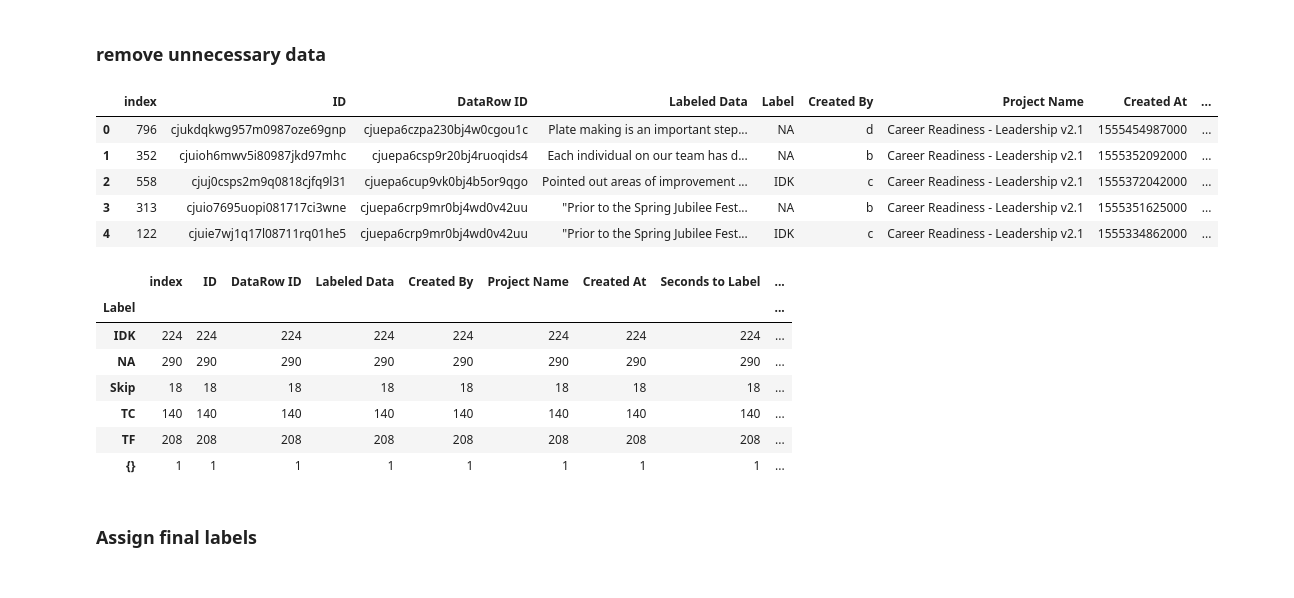
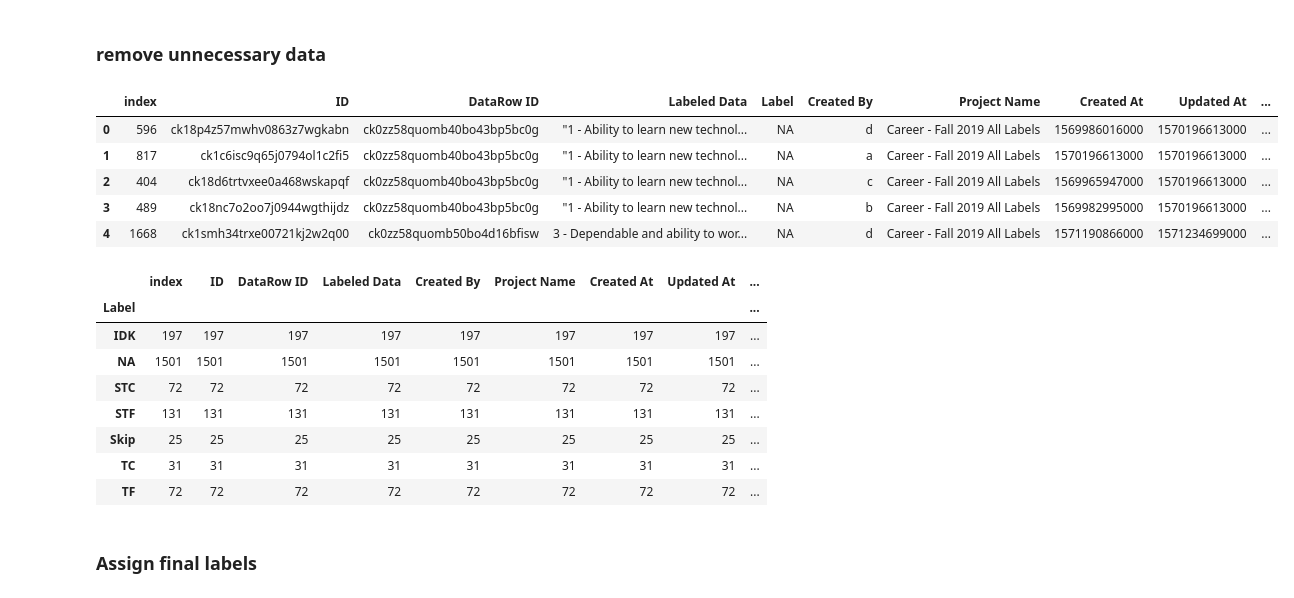
Before and after one commit to dndsmith/watson_ci_career_readiness, a Jupyter notebook: src/clean_data_for_model.ipynb, the cells around one changed output. Drawn from its saved outputs; the diff is of its cells as text; code cells hidden in the pictures.

Commit message:
Cleaned labelbox exports

```diff
--- a/src/clean_data_for_model.ipynb
+++ b/src/clean_data_for_model.ipynb
@@ -1,56 +1,57 @@
+# %%
+import pandas as pd
+from operator import itemgetter
+import csv
+import numpy as np
+df = pd.read_csv (r"../data/raw_labelbox_exports/export-2019-10-18T15_02_36.044Z.csv")
 # %% [markdown]
 ### Using this to get the entries with no consensus
-# %%
-import pandas as pd
-from operator import itemgetter
-import csv
-import numpy as np
-df = pd.read_csv (r"../data/labelbox_v2-1_export.csv")
 # %% [markdown]
 ### remove unnecessary data
 # %%
 df.sort_values(by=["External ID"], inplace=True)
 df = df.reset_index()
 for index, row in df.iterrows():
-    if row["Label"] == "{\"select_which_leadership_style_appear_in_the_text,_if_any:\":\"transactional\"}":
+    if row["Label"] == "{\"leadership_spectrum\":\"3\"}":
+        df.iloc[index, 4] = "IDK"
+    if row["Label"] == "{\"leadership_spectrum\":\"2\"}":
+        df.iloc[index,4] = "STC"
+    if row["Label"] == "{\"leadership_spectrum\":\"1\"}":
         df.iloc[index, 4] = "TC"
-    if row["Label"] == "{\"select_which_leadership_style_appear_in_the_text,_if_any:\":\"transformational\"}":
+    if row["Label"] == "{\"leadership_spectrum\":\"0\"}":
+        df.iloc[index, 4] = "NA"
+    if row["Label"] == "{\"leadership_spectrum\":\"4\"}":
+        df.iloc[index, 4] = "STF"
+    if row["Label"] == "{\"leadership_spectrum\":\"5\"}":
         df.iloc[index, 4] = "TF"
-    if row["Label"] == "{\"select_which_leadership_style_appear_in_the_text,_if_any:\":\"uncertain\"}":
-        df.iloc[index, 4] = "IDK"
-    if row["Label"] == "{\"select_which_leadership_style_appear_in_the_text,_if_any:\":\"the_leadership_style_is_uncertain\"}":
-        df.iloc[index, 4] = "IDK"
-    if row["Label"] == "{\"select_which_leadership_style_appear_in_the_text,_if_any:\":\"does_not_show_leadership\"}":
-        df.iloc[index, 4] = "NA"
-    if row["Label"] == "{\"select_which_leadership_style_appear_in_the_text,_if_any:\":\"none\"}":
-        df.iloc[index, 4] = "NA"
     if row["Created By"] == "dnsmith@g.clemson.edu":
+        df.iloc[index, 5] = "b"
+    if row["Created By"] == "ajames8@g.clemson.edu":
+        df.iloc[index, 5] = "a"
+    if row["Created By"] == "dcottle@g.clemson.edu":
+        df.iloc[index, 5] = "c"
+    if row["Created By"] == "mkollur@g.clemson.edu":
         df.iloc[index, 5] = "d"
-    if row["Created By"] == "ajames8@g.clemson.edu":
-        df.iloc[index, 5] = "b"
-    if row["Created By"] == "mschul3@g.clemson.edu":
-        df.iloc[index, 5] = "c"
-    if row["Created By"] == "tnunama@clemson.edu":
-        df.iloc[index, 5] = "a"
 df.head()
 # %% [output]
-|  | index | ID | DataRow ID | Labeled Data | Label | Created By | Project Name | Created At | ... |
-| 0 | 796 | cjukdqkwg957m0987oze69gnp | cjuepa6czpa230bj4w0cgou1c | Plate making is an important step... | NA | d | Career Readiness - Leadership v2.1 | 1555454987000 | ... |
-| 1 | 352 | cjuioh6mwv5i80987jkd97mhc | cjuepa6csp9r20bj4ruoqids4 | Each individual on our team has d... | NA | b | Career Readiness - Leadership v2.1 | 1555352092000 | ... |
-| 2 | 558 | cjuj0csps2m9q0818cjfq9l31 | cjuepa6cup9vk0bj4b5or9qgo | Pointed out areas of improvement ... | IDK | c | Career Readiness - Leadership v2.1 | 1555372042000 | ... |
-| 3 | 313 | cjuio7695uopi081717ci3wne | cjuepa6crp9mr0bj4wd0v42uu | "Prior to the Spring Jubilee Fest... | NA | b | Career Readiness - Leadership v2.1 | 1555351625000 | ... |
-| 4 | 122 | cjuie7wj1q17l08711rq01he5 | cjuepa6crp9mr0bj4wd0v42uu | "Prior to the Spring Jubilee Fest... | IDK | c | Career Readiness - Leadership v2.1 | 1555334862000 | ... |
+|  | index | ID | DataRow ID | Labeled Data | Label | Created By | Project Name | Created At | Updated At | ... |
+| 0 | 596 | ck18p4z57mwhv0863z7wgkabn | ck0zz58quomb40bo43bp5bc0g | "1 - Ability to learn new technol... | NA | d | Career - Fall 2019 All Labels | 1569986016000 | 1570196613000 | ... |
+| 1 | 817 | ck1c6isc9q65j0794ol1c2fi5 | ck0zz58quomb40bo43bp5bc0g | "1 - Ability to learn new technol... | NA | a | Career - Fall 2019 All Labels | 1570196613000 | 1570196613000 | ... |
+| 2 | 404 | ck18d6trtvxee0a468wskapqf | ck0zz58quomb40bo43bp5bc0g | "1 - Ability to learn new technol... | NA | c | Career - Fall 2019 All Labels | 1569965947000 | 1570196613000 | ... |
+| 3 | 489 | ck18nc7o2oo7j0944wgthijdz | ck0zz58quomb40bo43bp5bc0g | "1 - Ability to learn new technol... | NA | b | Career - Fall 2019 All Labels | 1569982995000 | 1570196613000 | ... |
+| 4 | 1668 | ck1smh34trxe00721kj2w2q00 | ck0zz58quomb50bo4d16bfisw | 3 - Dependable and ability to wor... | NA | d | Career - Fall 2019 All Labels | 1571190866000 | 1571234699000 | ... |
 # %%
 df.groupby("Label").agg("count")
 # %% [output]
-|  | index | ID | DataRow ID | Labeled Data | Created By | Project Name | Created At | Seconds to Label | ... |
+|  | index | ID | DataRow ID | Labeled Data | Created By | Project Name | Created At | Updated At | ... |
 | Label |  |  |  |  |  |  |  |  | ... |
-| IDK | 224 | 224 | 224 | 224 | 224 | 224 | 224 | 224 | ... |
-| NA | 290 | 290 | 290 | 290 | 290 | 290 | 290 | 290 | ... |
-| Skip | 18 | 18 | 18 | 18 | 18 | 18 | 18 | 18 | ... |
-| TC | 140 | 140 | 140 | 140 | 140 | 140 | 140 | 140 | ... |
-| TF | 208 | 208 | 208 | 208 | 208 | 208 | 208 | 208 | ... |
-| {} | 1 | 1 | 1 | 1 | 1 | 1 | 1 | 1 | ... |
+| IDK | 197 | 197 | 197 | 197 | 197 | 197 | 197 | 197 | ... |
+| NA | 1501 | 1501 | 1501 | 1501 | 1501 | 1501 | 1501 | 1501 | ... |
+| STC | 72 | 72 | 72 | 72 | 72 | 72 | 72 | 72 | ... |
+| STF | 131 | 131 | 131 | 131 | 131 | 131 | 131 | 131 | ... |
+| Skip | 25 | 25 | 25 | 25 | 25 | 25 | 25 | 25 | ... |
+| TC | 31 | 31 | 31 | 31 | 31 | 31 | 31 | 31 | ... |
+| TF | 72 | 72 | 72 | 72 | 72 | 72 | 72 | 72 | ... |
 # %% [markdown]
 ### Assign final labels
 # %%
```
Also changed, not shown: parts of 6 cells of this notebook, 21 other files.
